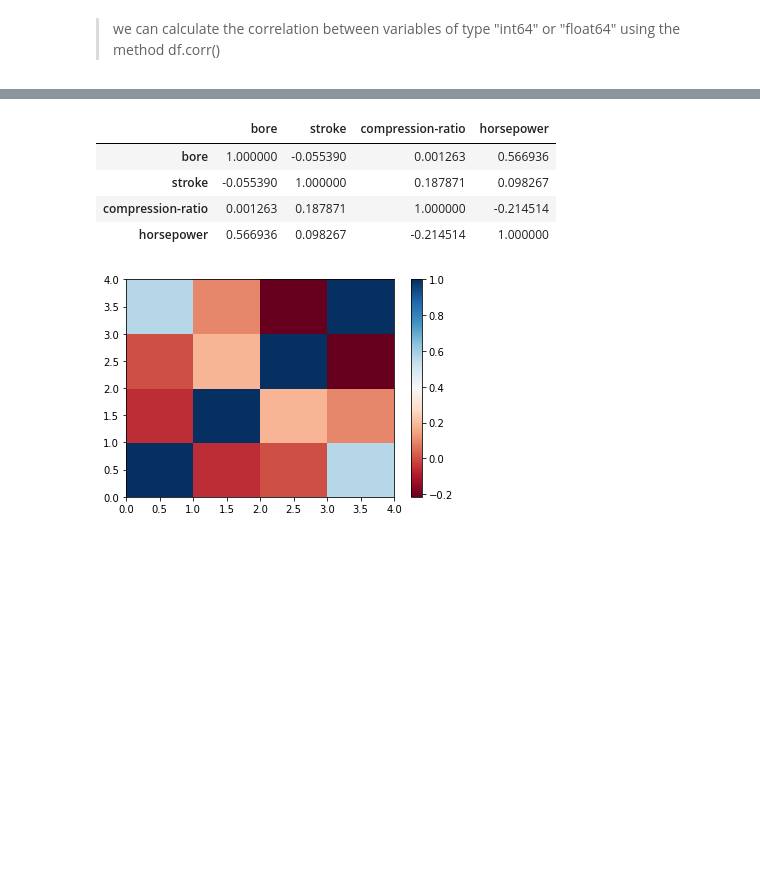
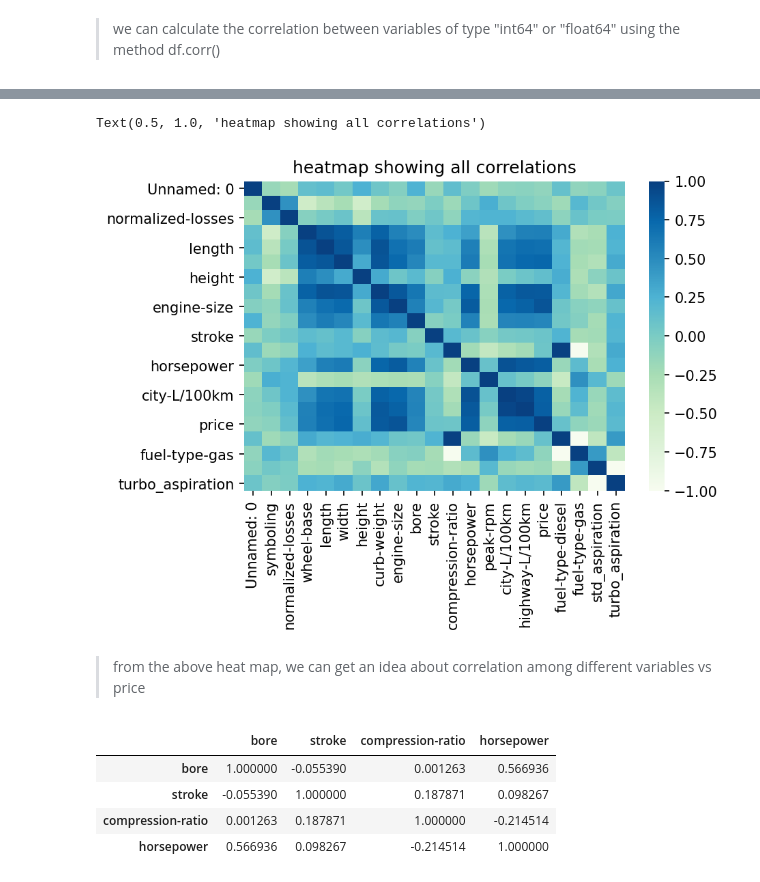
Before and after one commit to harsha8745/IBM-WATSON, a Jupyter notebook: Data_Analysis_with_Python.ipynb, the cells around one changed output, grey strips where cells are left out. Drawn from its saved outputs; the diff is of its cells as text; code cells hidden in the pictures; blank space fills up the shorter version.

```diff
--- a/Data_Analysis_with_Python.ipynb
+++ b/Data_Analysis_with_Python.ipynb
@@ -1710,2 +1737,12 @@ dtype: object
+# %%
+df11 = df10.corr()
+plt.figure(dpi=150)         #first import matplotlib and use it to set the size of the figure
+sns.heatmap(df11, cmap="GnBu")
+plt.title("heatmap showing all correlations")
+# %% [output]
+Text(0.5, 1.0, 'heatmap showing all correlations')
+[figure, added]
+# %% [markdown]
+>from the above heat map, we can get an idea about correlation among different variables vs price
 # %%
 #Find the Pearson correlation between the following columns: bore, stroke,compression-ratio , and horsepower.
@@ -1717,9 +1754,3 @@ df11
 | stroke | -0.055390 | 1.000000 | 0.187871 | 0.098267 |
 | compression-ratio | 0.001263 | 0.187871 | 1.000000 | -0.214514 |
 | horsepower | 0.566936 | 0.098267 | -0.214514 | 1.000000 |
-# %%
-plt.pcolor(df11, cmap='RdBu')
-plt.colorbar()
-plt.show()
-# %% [output]
-[figure, removed]
```
Also changed, not shown: parts of 23 cells of this notebook.
